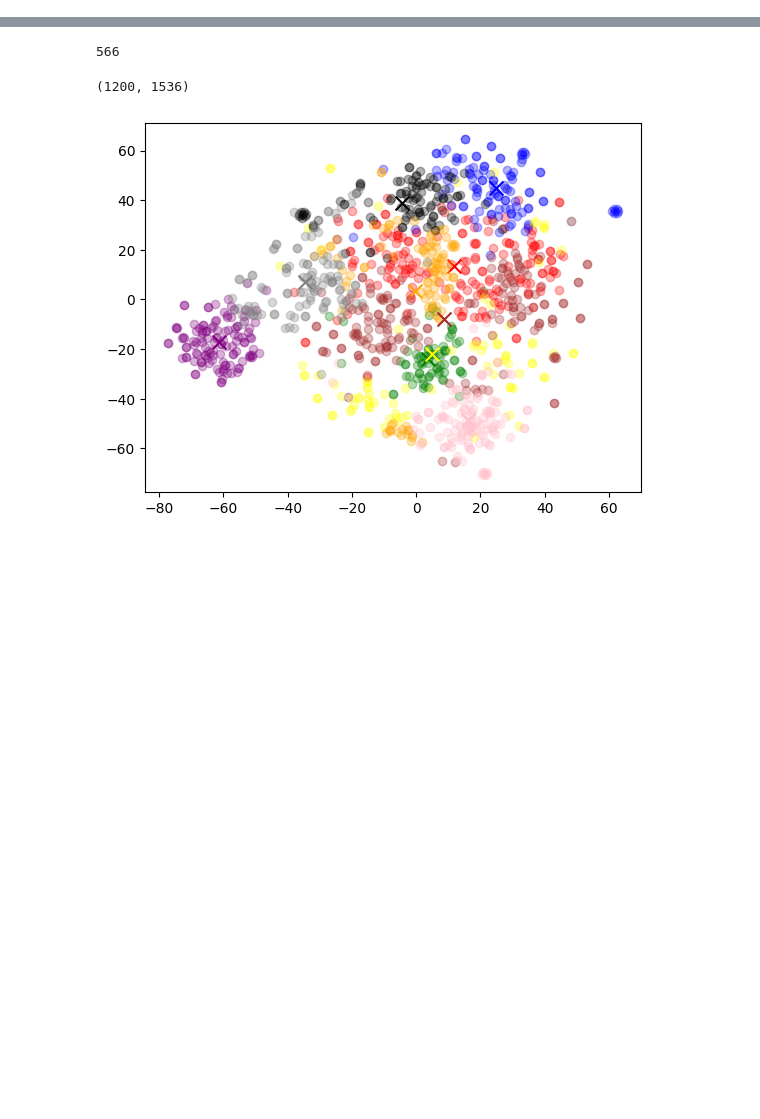
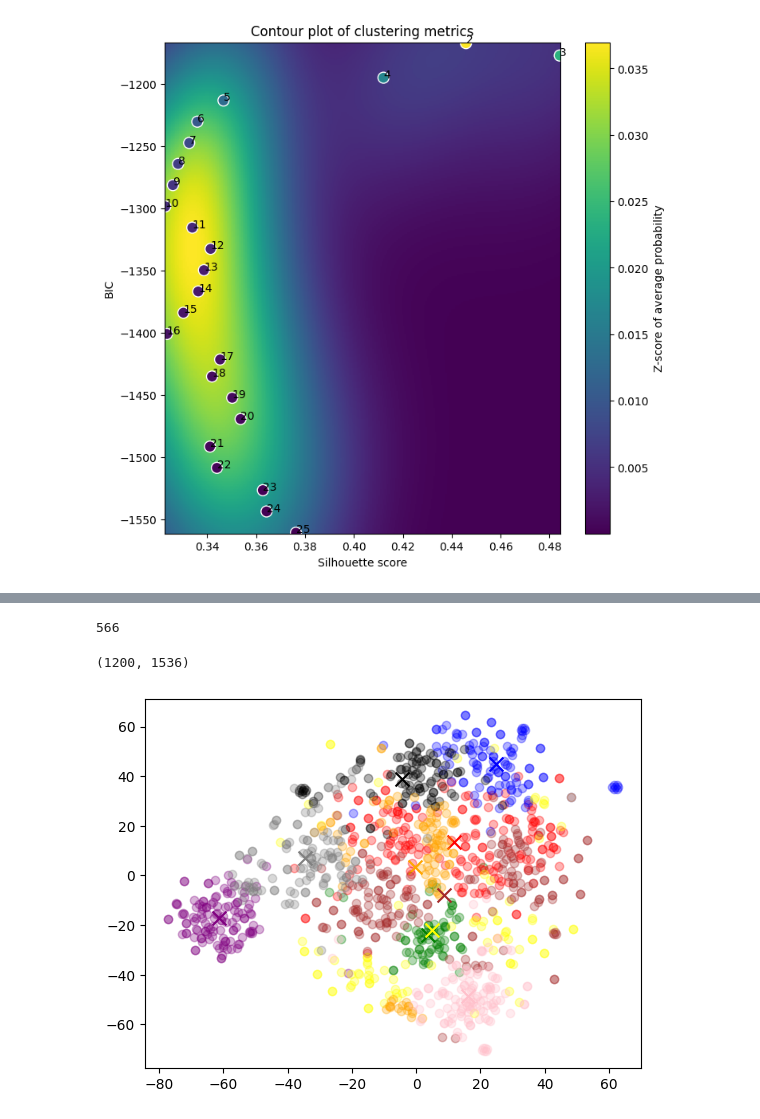
Before and after one commit to pdoubleg/junk-drawer, a Jupyter notebook: docs_example.ipynb, the cells around one changed output, grey strips where cells are left out. Saved outputs shown, nothing was run; the diff lists cells and outputs as text; code cells hidden in the pictures; blank space fills up the shorter version.

```diff
--- a/docs_example.ipynb
+++ b/docs_example.ipynb
@@ -48,0 +343,5 @@ NameError: name 'df' is not defined
+# %%
+kmeans_with_probs = KMeansWithProbs(n_clusters=2)  # Initial number of clusters doesn't matter here
+kmeans_with_probs.tune_clusters(X, min_clusters=2, max_clusters=25)
+# %% [output]
+[figure, added]
```
Also changed, not shown: parts of 36 cells of this notebook, 2 other files.
